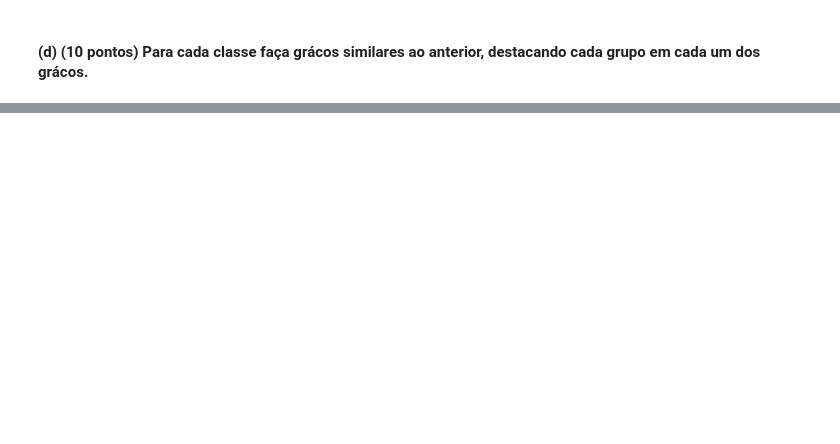
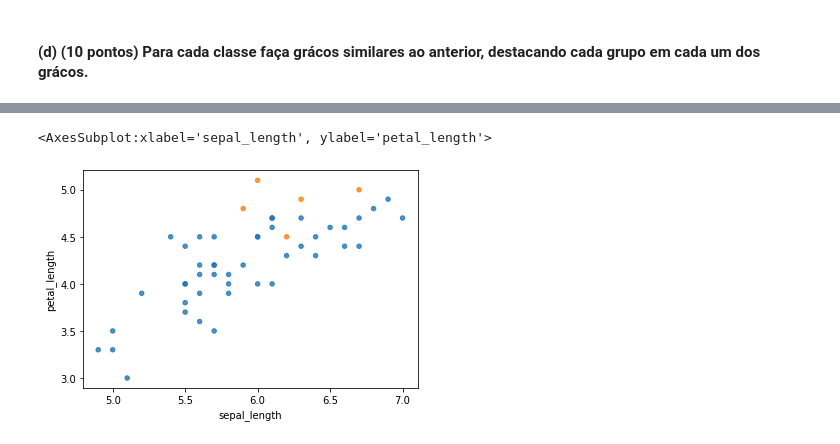
Before and after one commit to yuriresendematias/Aprendizagem-de-Maquina, a Jupyter notebook: Semana 10/Atividade10.ipynb, the cells around one changed output, grey strips where cells are left out. Drawn from its saved outputs; the diff is of its cells as text; code cells hidden in the pictures; blank space fills up the shorter version.

```diff
--- a/Semana 10/Atividade10.ipynb
+++ b/Semana 10/Atividade10.ipynb
@@ -138,2 +147,6 @@ g3.corr()
 # %% [markdown]
 #### (d) (10 pontos) Para cada classe faça grácos similares ao anterior, destacando cada grupo em cada um dos grácos.
+# %%
+setosa = data_iris.loc[data_iris['variety'] == 'Iris-setosa']
+versicolor = data_iris.loc[data_iris['variety'] == 'Iris-versicolor']
+virginica = data_iris.loc[data_iris['variety'] == 'Iris-virginica']
@@ -139,0 +162,9 @@ g3.corr()
+# %%
+import matplotlib.pyplot as plt
+
+fig, ax = plt.subplots()
+colors  = [f'C{c}' for c in predict]
+versicolor.plot.scatter('sepal_length','petal_length', c=colors[50:100], alpha=0.8, ax=ax)
+# %% [output]
+<AxesSubplot:xlabel='sepal_length', ylabel='petal_length'>
+[figure, added]
```
Also changed, not shown: parts of 16 cells of this notebook.
